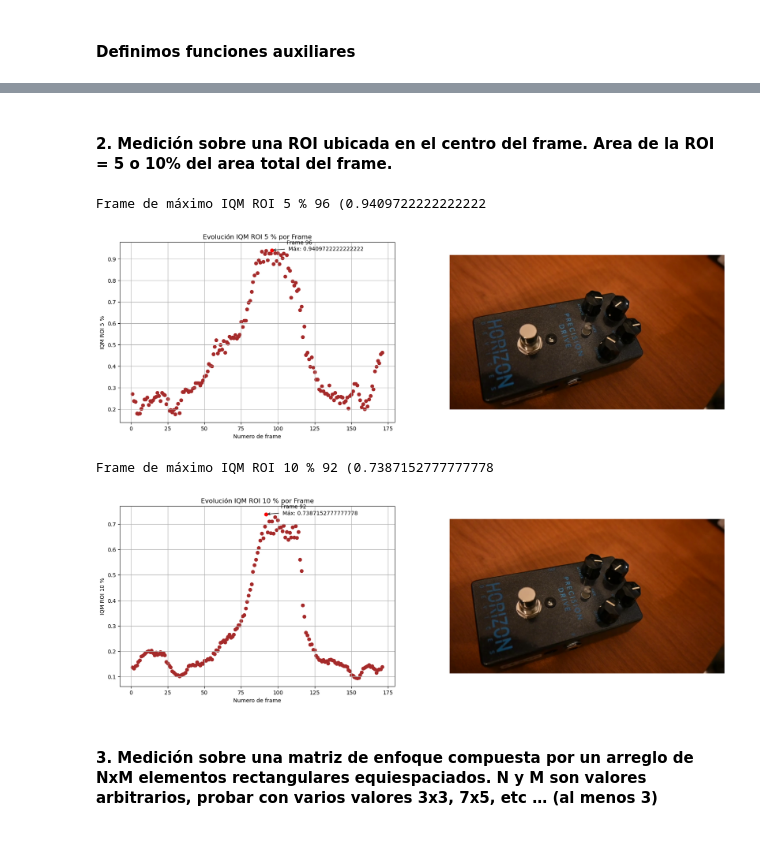
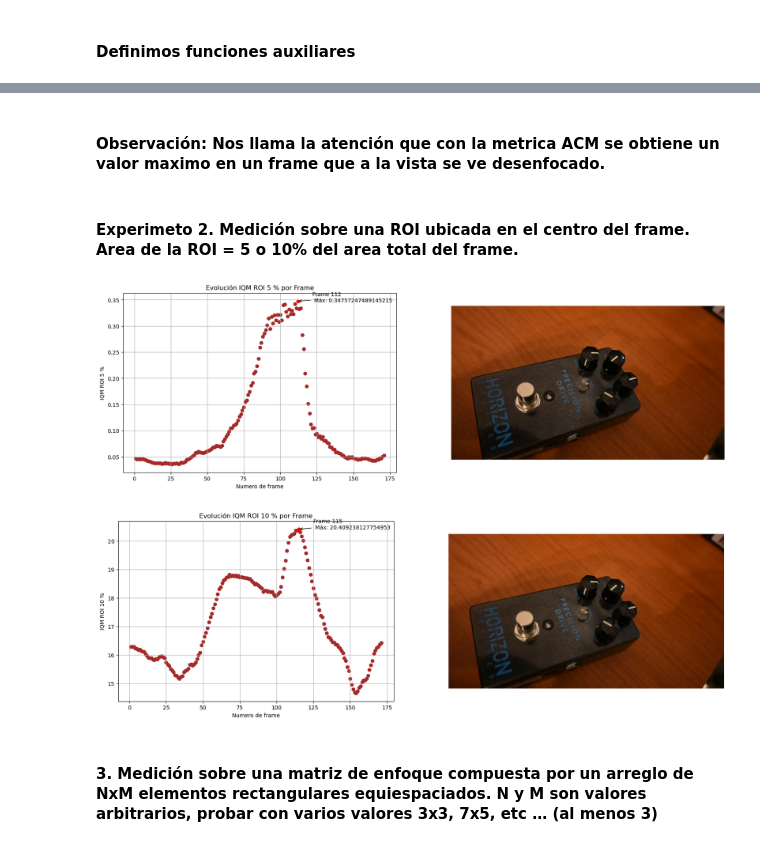
Before and after one commit to vasconcelosfer/ComputerVision, a Jupyter notebook: TP2_ENTREGA.ipynb, the cells around one changed output, grey strips where cells are left out. Cells and saved outputs as stored; diff of their text form; code cells hidden in the pictures.

```diff
--- a/TP2_ENTREGA.ipynb
+++ b/TP2_ENTREGA.ipynb
@@ -30,5 +26,8 @@ def calcular_acm(image):
 # %%
+# Definimos una clase para el manejo de la región de interes
 class Roi:
+
+    # Define tamaña de la ROI en función a los parametros de entrada (Porcentaje del frame o ancho y alto de la roi)
     def __init__(self, frame_height: int, frame_width: int, roi: float = 1, height: int = 1, width: int = 1) -> None:
         if roi > 1 or roi <= 0:
             raise ValueError('roi is out of range')
@@ -43,16 +42,19 @@ class Roi:
             self.height = height
             self.width = width
         else:
-            # Get height and width
-            self.height = int(frame_height * self.roi)
-            self.width = int(frame_width * self.roi)
+            # Guardamos el ancho y largo del roi
+            self.height = int(frame_height * math.sqrt(self.roi))
+            self.width = int(frame_width * math.sqrt(self.roi))
+
 
         self.y_start = (frame_height - self.height) // 2
         self.x_start = (frame_width - self.width) // 2
 
+    # Devuelve la ROI del frame
     def apply(self, image: np.array) -> np.array:
         return image[self.y_start:self.y_start + self.height, self.x_start:self.x_start + self.width]
 
+    # Devuelve la matriz de enfoque
     def get_focus_matrix(self, nrows: int, ncols: int) -> np.array:
         overlay = np.zeros((self.frame_height, self.frame_width, 3), dtype=np.uint8)
 
@@ -82,8 +84,9 @@ class Roi:
 
         return overlay
 # %%
+# Definimos una clase para el manejo de la visualización del video
 class VideoPlayer:
-
+    # Inicializamos la lectura del video y parametros
     def __init__(self, file: str) -> None:
         self.video = cv2.VideoCapture(video_path)
         if not self.video.isOpened():
@@ -100,9 +103,10 @@ class VideoPlayer:
         self._matrix_col = 3
         self._current_frame = None
 
+    # Creamos una ROI (si ya existe se elimina y se vuelve a crear)
     def set_roi(self, roi: float = 1, height: int = 1, width: int = 1, matrix: bool = False, nrows: int = 3,
                 ncols: int = 3) -> None:
-        # If there was a roi, delete it
+        # Si hay una roi la elimino
         self.unset_roi()
         self._roi = Roi(self._frame_height, self._frame_width, roi=roi, height=height, width=width)
         self._is_roi_set = True
@@ -110,11 +114,13 @@ class VideoPlayer:
         self._matrix_row = nrows
         self._matrix_col = ncols
 
+    # Eliminamos la ROI si ya existe
     def unset_roi(self):
         if self._is_roi_set and self._roi:
             del self._is_roi_set
             self._is_roi_set = False
             self._is_matrix_set = False
+
 
     @property
     def is_roi_set(self):
@@ -140,6 +146,7 @@ class VideoPlayer:
     def frame_count(self, value):
         self._frame_count = value
 
+    # Devuelve el frame. En caso de existir matriz de enfoque se la agrega
     def get_frame(self) -> np.array:
         ret, self._current_frame = self.video.read()
         if not ret:
@@ -152,26 +159,32 @@ class VideoPlayer:
 
         return self._current_frame
 
+    # Devuelve el frame de un indice determinado
     def get_frame_by_index(self, index: int) -> np.array:
         self.set_video_pos(index)
         return self.get_frame()
 
+    # Devuelve la ROI del frame si existe. De no existir, devuelve el frame completo
     def get_roi_frame(self) -> np.array:
         if not self._is_roi_set:
             return cv2.cvtColor(self._current_frame, cv2.COLOR_BGR2GRAY)
         return self._roi.apply(cv2.cvtColor(self._current_frame, cv2.COLOR_BGR2GRAY))
 
+    # Reinicia el video
     def restart(self):
         self.video.set(cv2.CAP_PROP_POS_FRAMES, 0)
 
+    # Mueve el puntero al indice determinado
     def set_video_pos(self, frame_index):
         if frame_index < 1 or frame_index > self._frame_count:
             raise ValueError('Frame index out of range')
-        self.video.set(cv2.CAP_PROP_POS_FRAMES, frame_index)
+        self.video.set(cv2.CAP_PROP_POS_FRAMES, frame_index-1)
 
+    # Devuelve la posición del frame actual
     def get_video_pos(self):
         return self.video.get(cv2.CAP_PROP_POS_FRAMES)
 
+    # Libera el video
     def release(self):
         self.video.release()
 # %%
@@ -289,37 +321,37 @@ Frame de máximo IQM 110 (0.028624131944444443
+# %% [markdown]
+#### Observación: Nos llama la atención que con la metrica ACM se obtiene un valor maximo en un frame que a la vista se ve desenfocado.
 # %% [markdown]
-#### 2. Medición sobre una ROI ubicada en el centro del frame. Area de la ROI = 5 o 10% del area total del frame.
+#### Experimeto 2. Medición sobre una ROI ubicada en el centro del frame. Area de la ROI = 5 o 10% del area total del frame.
 # %%
 def procesar_video_roi(video_player, metric=calcular_iqm, name_metric='IQM', roi_number=0.05):
     video_player.restart()
     metric_lista = []
 
-    video_player.set_roi(roi=roi_number)
+    # Calculamos la roi en función del parametro de entrada roi_number
+    # video_player.set_roi(roi=roi_number)
+    video_player.set_roi(width=151, height=151, matrix=True, nrows=3, ncols=3)
     while True:
         frame = video_player.get_frame()
         if frame is None:
-            break  # Si no hay más frames, salir del bucle
-        # Calcular IQM
+            break  # Si no hay más frames, salimos
+        # Calculamos la metrica
         metric_lista.append(metric(video_player.get_roi_frame()))
     video_player.unset_roi()
     max_metric_frame = metric_lista.index(max(metric_lista)) + 1
 
     max_frame = video_player.get_frame_by_index(max_metric_frame)
 
-    print(f'Frame de máximo {name_metric} {max_metric_frame} ({max(metric_lista)}')
     frame_indices = list(range(1, video_player.frame_count + 1))
 
-    # Graficar los resultados
+    # Graficamos los resultados
     graficar_con_frame(frame_indices, metric_lista, y_label=name_metric, frame_image=cv2.cvtColor(max_frame, cv2.COLOR_BGR2RGB))
     return metric_lista
 # %%
 iqm_5_roi_frame_list = procesar_video_roi(video_player, metric=calcular_iqm, name_metric='IQM ROI 5 %', roi_number=0.05)
-iqm_10_roi_frame_list = procesar_video_roi(video_player, metric=calcular_iqm, name_metric='IQM ROI 10 %',
-                                           roi_number=0.1)
+iqm_10_roi_frame_list = procesar_video_roi(video_player, metric=calcular_acm, name_metric='IQM ROI 10 %', roi_number=0.1)
 # %% [output]
-Frame de máximo IQM ROI 5 % 96 (0.9409722222222222
-[figure, old version]
+[figure, new version]
-Frame de máximo IQM ROI 10 % 92 (0.7387152777777778
-[figure, old version]
+[figure, new version]
 # %% [markdown]
 #### 3. Medición sobre una matriz de enfoque compuesta por un arreglo de NxM elementos rectangulares equiespaciados. N y M son valores arbitrarios, probar con varios valores 3x3, 7x5, etc … (al menos 3)
 # %%
```
Also changed, not shown: parts of 17 cells of this notebook.
